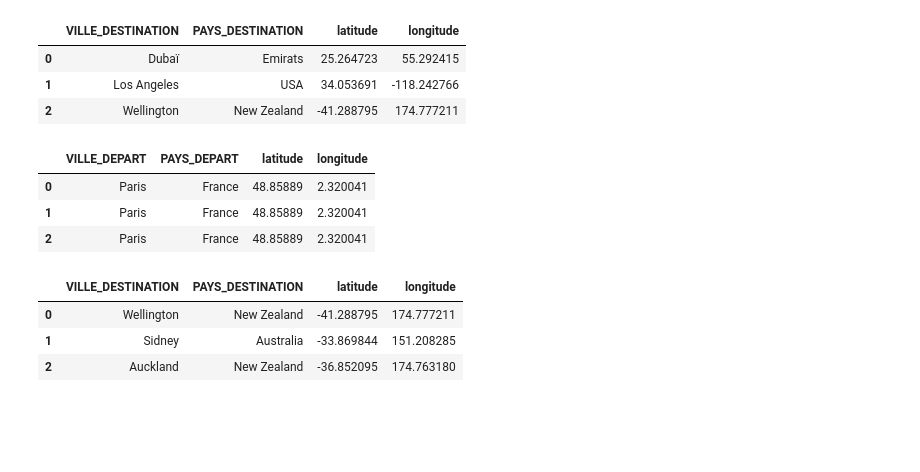
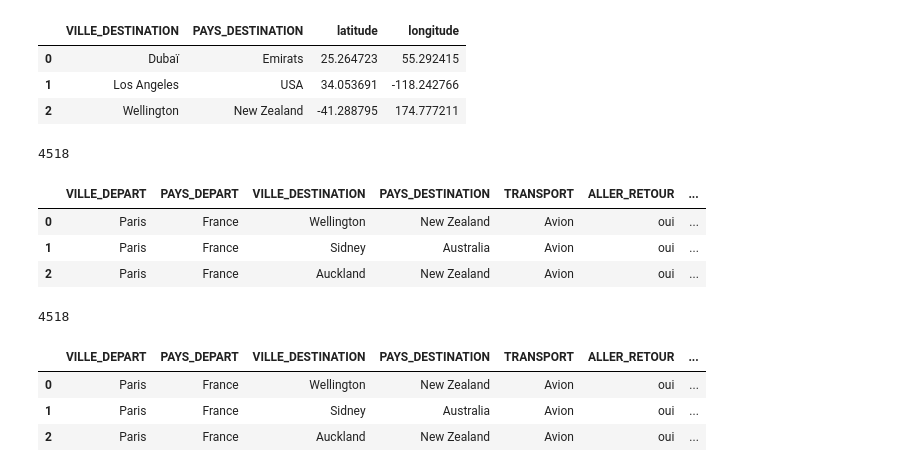
Before and after one commit to lvga1228/NF26_DATAWAREHOUSE, a Jupyter notebook: BDD_BGES/test.ipynb, the cells around one changed output. Drawn from its saved outputs; the diff is of its cells as text; code cells hidden in the pictures; blank space fills up the shorter version.

```diff
--- a/BDD_BGES/test.ipynb
+++ b/BDD_BGES/test.ipynb
@@ -658,18 +654,24 @@ psdf1.head(3)
 # %%
 merged_depart=psdf_lat_lon_paris.merge(psdf0, on=['VILLE_DEPART','PAYS_DEPART'], how='left')
 merged_depart=merged_depart[['VILLE_DEPART','PAYS_DEPART','latitude','longitude']]
-merged_depart.head(3)
+psdf_lat_lon_paris[['latitude_depart','longitude_depart']]=merged_depart[['latitude','longitude']]
+print(psdf_lat_lon_paris.shape[0])
+psdf_lat_lon_paris.head(3)
 # %% [output]
+4518
-|  | VILLE_DEPART | PAYS_DEPART | latitude | longitude |
-| 0 | Paris | France | 48.85889 | 2.320041 |
-| 1 | Paris | France | 48.85889 | 2.320041 |
-| 2 | Paris | France | 48.85889 | 2.320041 |
+|  | VILLE_DEPART | PAYS_DEPART | VILLE_DESTINATION | PAYS_DESTINATION | TRANSPORT | ALLER_RETOUR | ... |
+| 0 | Paris | France | Wellington | New Zealand | Avion | oui | ... |
+| 1 | Paris | France | Sidney | Australia | Avion | oui | ... |
+| 2 | Paris | France | Auckland | New Zealand | Avion | oui | ... |
 # %%
 merged_destination=psdf_lat_lon_paris.merge(psdf1, on=['VILLE_DESTINATION','PAYS_DESTINATION'], how='left')
 merged_destination=merged_destination[['VILLE_DESTINATION','PAYS_DESTINATION','latitude','longitude']]
-merged_destination.head(3)
+psdf_lat_lon_paris[['latitude_destination','longitude_destination']]=merged_destination[['latitude','longitude']]
+print(psdf_lat_lon_paris.shape[0])
+psdf_lat_lon_paris.head(3)
 # %% [output]
+4518
-|  | VILLE_DESTINATION | PAYS_DESTINATION | latitude | longitude |
-| 0 | Wellington | New Zealand | -41.288795 | 174.777211 |
-| 1 | Sidney | Australia | -33.869844 | 151.208285 |
-| 2 | Auckland | New Zealand | -36.852095 | 174.763180 |
+|  | VILLE_DEPART | PAYS_DEPART | VILLE_DESTINATION | PAYS_DESTINATION | TRANSPORT | ALLER_RETOUR | ... |
+| 0 | Paris | France | Wellington | New Zealand | Avion | oui | ... |
+| 1 | Paris | France | Sidney | Australia | Avion | oui | ... |
+| 2 | Paris | France | Auckland | New Zealand | Avion | oui | ... |
```
Also changed, not shown: parts of 7 cells of this notebook.
